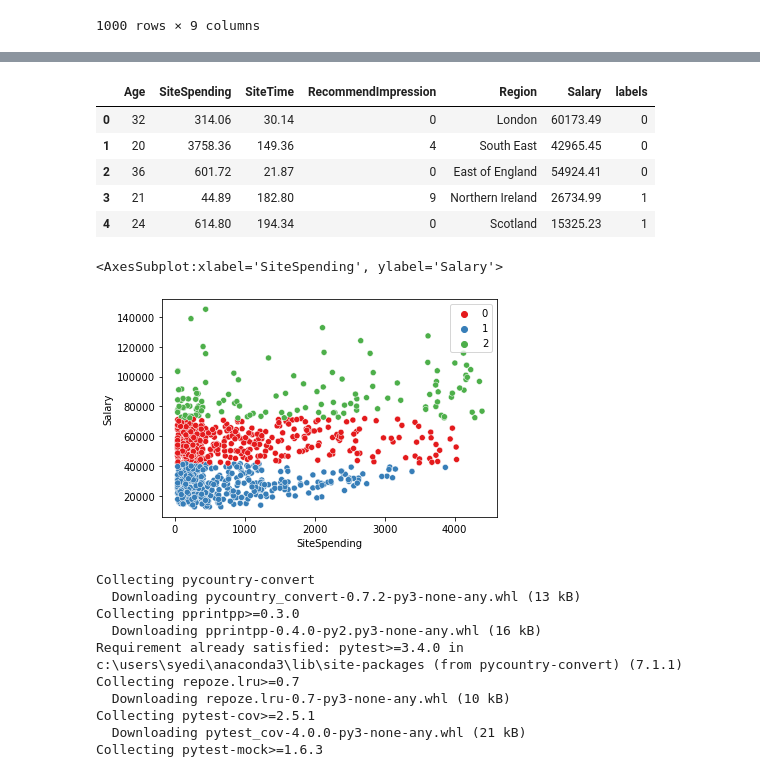
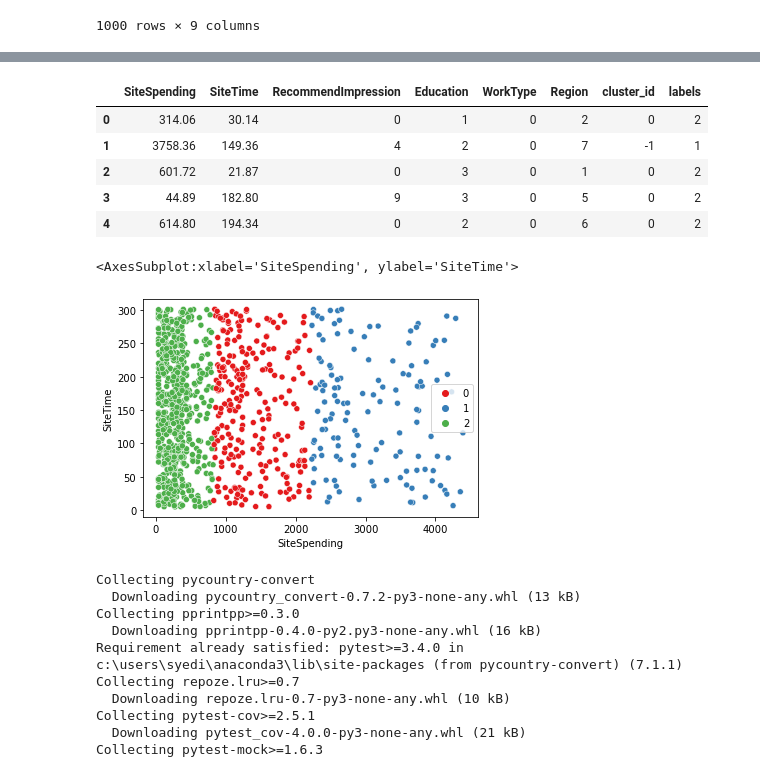
Before and after one commit to syedirfanx/revenue-forecasting, a Jupyter notebook: clustering.ipynb, the cells around one changed output, grey strips where cells are left out. Saved outputs shown, nothing was run; the diff lists cells and outputs as text; code cells hidden in the pictures.

Commit message:
Update clustering

```diff
--- a/clustering.ipynb
+++ b/clustering.ipynb
@@ -41,0 +45,5 @@ x
+# %%
+df = data.drop(columns= ["Salary"])
+df = df.drop(columns= ["Age"])
+df = df.drop(columns= ["Sex"])
+df
@@ -46,7 +68,7 @@ from sklearn.preprocessing import StandardScaler
 dbscan = DBSCAN(eps = 1, min_samples = 8)
 # %%
 scaler = StandardScaler()
-scaled_data = scaler.fit_transform(x)
+scaled_data = scaler.fit_transform(df)
 # %%
 dbscan.fit(scaled_data)
 label = dbscan.labels_
@@ -57,4 +79,4 @@ array([-1,  0,  1,  2], dtype=int64)
 # %%
-x["cluster_id"] = label
-x.cluster_id.value_counts()
+df["cluster_id"] = label
+df.cluster_id.value_counts()
 # %% [output]
@@ -147,25 +151,25 @@ plt.show()
 # %%
 kmeans = KMeans(n_clusters=3)
-kmeans.fit(p.drop(columns='Region'))
+kmeans.fit(df.drop(columns='Region'))
 labels = kmeans.labels_
-p["labels"] = labels
+df["labels"] = labels
 # %%
-p.head()
+df.head()
 # %% [output]
-|  | Age | SiteSpending | SiteTime | RecommendImpression | Region | Salary | labels |
-| 0 | 32 | 314.06 | 30.14 | 0 | London | 60173.49 | 0 |
-| 1 | 20 | 3758.36 | 149.36 | 4 | South East | 42965.45 | 0 |
-| 2 | 36 | 601.72 | 21.87 | 0 | East of England | 54924.41 | 0 |
-| 3 | 21 | 44.89 | 182.80 | 9 | Northern Ireland | 26734.99 | 1 |
-| 4 | 24 | 614.80 | 194.34 | 0 | Scotland | 15325.23 | 1 |
+|  | SiteSpending | SiteTime | RecommendImpression | Education | WorkType | Region | cluster_id | labels |
+| 0 | 314.06 | 30.14 | 0 | 1 | 0 | 2 | 0 | 2 |
+| 1 | 3758.36 | 149.36 | 4 | 2 | 0 | 7 | -1 | 1 |
+| 2 | 601.72 | 21.87 | 0 | 3 | 0 | 1 | 0 | 2 |
+| 3 | 44.89 | 182.80 | 9 | 3 | 0 | 5 | 0 | 2 |
+| 4 | 614.80 | 194.34 | 0 | 2 | 0 | 6 | 0 | 2 |
 # %%
 import matplotlib.pyplot as plt
 import seaborn as sns
 
-sns.scatterplot(x = 'SiteSpending', y = 'Salary' , hue = kmeans.labels_ ,data = p, palette = 'Set1')
+sns.scatterplot(x = 'SiteSpending', y = 'SiteTime' , hue = kmeans.labels_ ,data = df, palette = 'Set1')
 # %% [output]
-<AxesSubplot:xlabel='SiteSpending', ylabel='Salary'>
+<AxesSubplot:xlabel='SiteSpending', ylabel='SiteTime'>
-[figure, old version]
+[figure, new version]
 # %%
 !pip install pycountry-convert
 # %% [output]
```
Also changed, not shown: parts of 18 cells of this notebook.
